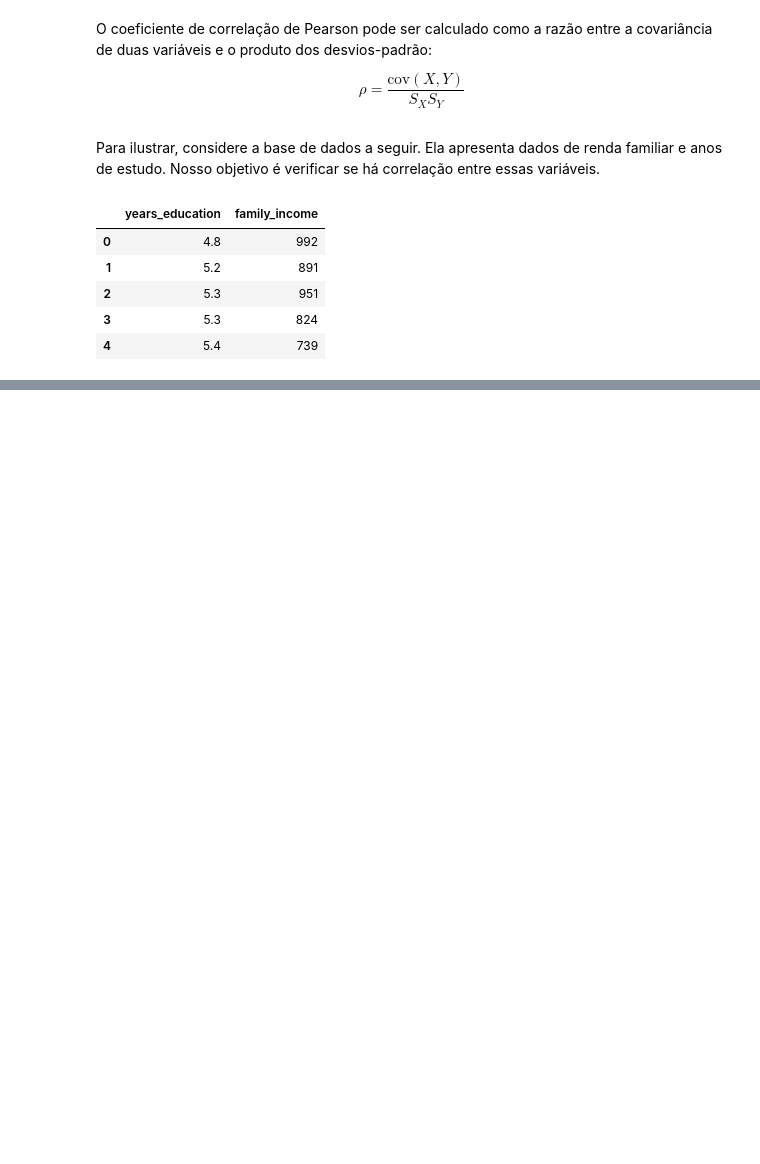
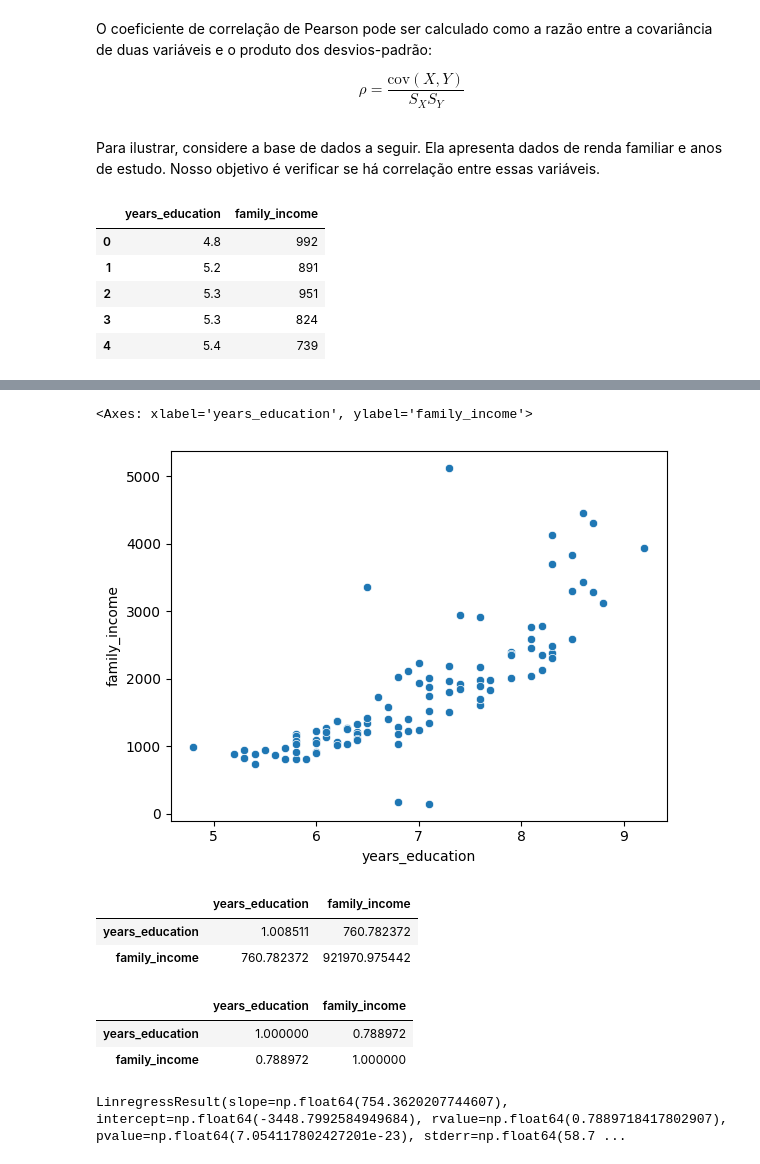
Before and after one commit to PauloViniciusR/Estatistica_dados, a Jupyter notebook: Estatistica_Descritiva/13_bivariada_quantitativa_pearson_inicio.ipynb, the cells around one changed output, grey strips where cells are left out. Cells and saved outputs as stored; diff of their text form; code cells hidden in the pictures; blank space fills up the shorter version.

```diff
--- a/Estatistica_Descritiva/13_bivariada_quantitativa_pearson_inicio.ipynb
+++ b/Estatistica_Descritiva/13_bivariada_quantitativa_pearson_inicio.ipynb
@@ -54,0 +80,25 @@ df_renda_estudo.head()
+# %%
+import seaborn as sns
+
+sns.scatterplot(data=df_renda_estudo, x="years_education", y="family_income")
+# %% [output]
+<Axes: xlabel='years_education', ylabel='family_income'>
+[figure, added]
+# %%
+df_renda_estudo.cov()
+# %% [output]
+|  | years_education | family_income |
+| years_education | 1.008511 | 760.782372 |
+| family_income | 760.782372 | 921970.975442 |
+# %%
+df_renda_estudo.corr()
+# %% [output]
+|  | years_education | family_income |
+| years_education | 1.000000 | 0.788972 |
+| family_income | 0.788972 | 1.000000 |
+# %%
+from scipy.stats import linregress
+
+linregress(df_renda_estudo["years_education"], df_renda_estudo["family_income"])
+# %% [output]
+LinregressResult(slope=np.float64(754.3620207744607), intercept=np.float64(-3448.7992584949684), rvalue=np.float64(0.7889718417802907), pvalue=np.float64(7.054117802427201e-23), stderr=np.float64(58.7 ...
```
Also changed, not shown: parts of 4 cells of this notebook.
